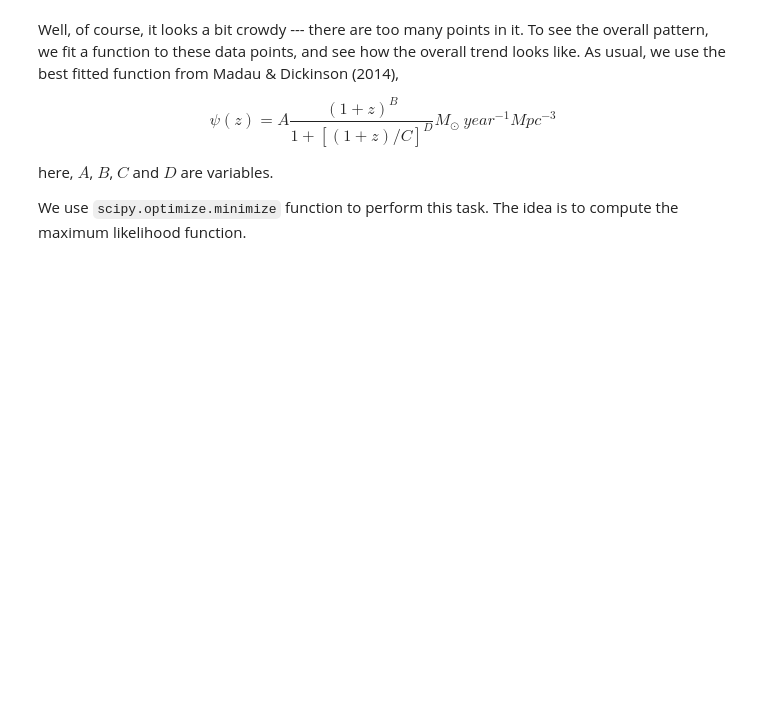
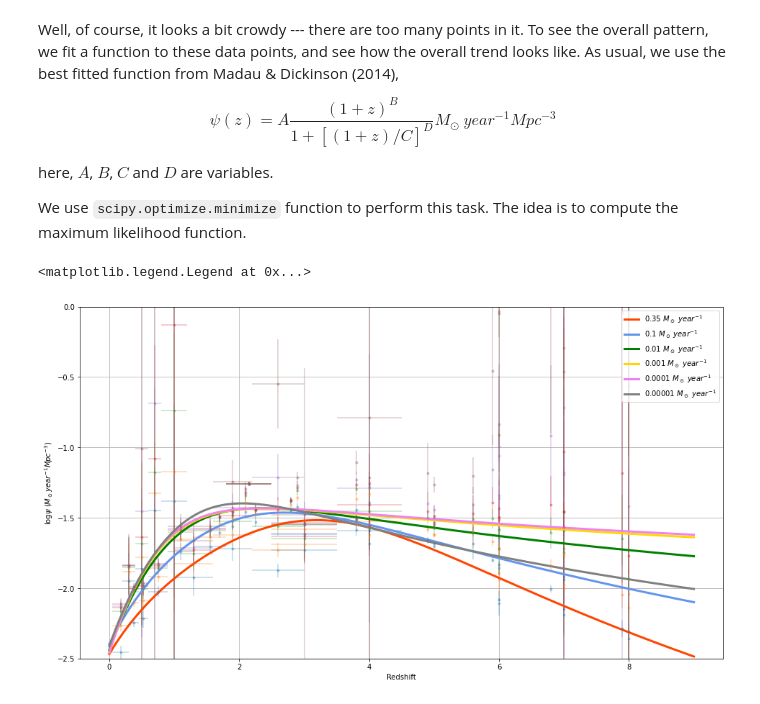
Before and after one commit to Jayshil/csfrd, a Jupyter notebook: Results/res2.ipynb, the cells around one changed output. Cells and saved outputs as stored; diff of their text form; code cells hidden in the pictures; blank space fills up the shorter version.

```diff
--- a/Results/res2.ipynb
+++ b/Results/res2.ipynb
@@ -76,17 +76,44 @@ We use `scipy.optimize.minimize` function to perform this task. The idea is to c
 # %%
 # New model
 def psi_new(z, aa, bb, cc, dd):
     ab = (1+z)**bb
     cd = ((1+z)/cc)**dd
     ef = aa*ab/(1+cd)
     return ef
 
 # Negative likelihood function
-def min_log_likelihood(x):
-    model = psi_new(zcen_uv, x[0], x[1], x[2], x[3])
-    chi2 = (sfrd_uv - model)/sfrd_uv_err
+def min_log_likelihood(x, sfrd11, sfrd_err11):
+    model = psi_new(zcen, x[0], x[1], x[2], x[3])
+    chi2 = (sfrd11 - model)/sfrd_err11
     chi22 = np.sum(chi2**2)
-    yy = 0.5*chi22 + np.sum(np.log(sfrd_uv_err))
+    yy = 0.5*chi22 + np.sum(np.log(sfrd_err11))
     return yy
 
 best_fit_params = []
+for i in range(len(lims)):
+    xinit1 = np.array([0.01, 3., 3., 6.])
+    #xinit, _ = cft(psi_new, sfr_all[i], sfre_all[i], p0=xinit1, maxfev=1000000)
+    soln = mz(min_log_likelihood, xinit1, method='trust-constr', args=(sfr_all[i], sfre_all[i]))
+    #print(soln.success)
+    #print(soln.x)
+    best_fit_params.append(soln.x)
+
+znew = np.linspace(0,9,1000)
+
+cols = ['orangered', 'cornflowerblue', 'green', 'gold', 'violet', 'grey']
+
+plt.figure(figsize=(16,9))
+for i in range(len(lims)):
+    plt.errorbar(zcen, log_sfr_all[i], xerr=[zup, zdo], yerr=log_sfre_all[i], fmt='.', alpha=0.3)
+    best_fit_func = psi_new(znew, *best_fit_params[i])
+    log_best_fit = np.log10(best_fit_func)
+    plt.plot(znew, log_best_fit, label=lims[i], lw=3, c=cols[i])
+
+plt.xlabel('Redshift')
+plt.ylabel(r'$\log{\psi}$ ($M_\odot year^{-1} Mpc^{-3}$)')
+plt.grid()
+plt.ylim([-2.5, 0])
+plt.legend(loc='upper right')
+# %% [output]
+<matplotlib.legend.Legend at 0x...>
+[figure, added]
```
